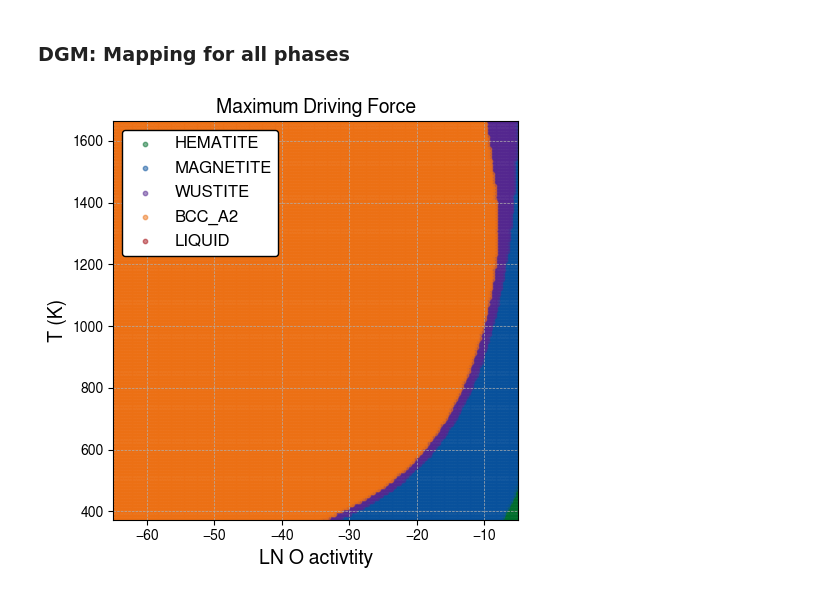
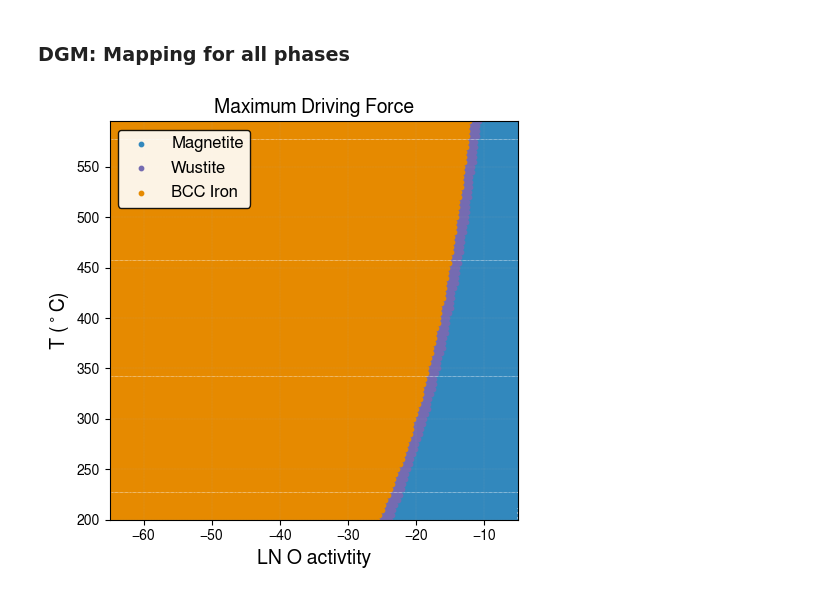
Before and after one commit to YXWU2014/IronOxide_TC, a Jupyter notebook: IronOxide_TC_calculations.ipynb, the cells around one changed output. Saved outputs shown, nothing was run; the diff lists cells and outputs as text; code cells hidden in the pictures.

```diff
--- a/IronOxide_TC_calculations.ipynb
+++ b/IronOxide_TC_calculations.ipynb
@@ -198,7 +198,7 @@ def tc_calculation_NormDrivingForce(tk, db, phase):
 start_time = time.time()
 
 # paralleising FullEquil
-tk_values = np.arange(100+273.15, 1400+273.15, 10)
+tk_values = np.arange(200+273.15, 605+273.15, 5)
 print("temperature range first and last 5 values: ",
       tk_values[:5], tk_values[-5:])
 print("FullEquil processes: ", len(tk_values))
@@ -641,21 +640,20 @@ plt.figure(figsize=(5, 5))
 for phase in phases_list:
     df = globals()[f'df_Gmin_{phase}']
     plt.scatter(df['lnacr_o'], df['T'], s=10, label=phase,
-                color=colors[phase], alpha=0.5)
+                color=colors[phase], alpha=1)
 
 plt.xlabel('LN O activtity', fontsize=14)
-plt.ylabel('T (K)', fontsize=14)
+plt.ylabel(r'T ($^\circ$C)', fontsize=14)
 plt.title('minimum Gibbs energy', fontsize=14)
 plt.legend(fontsize=12, loc='upper left',
-           facecolor='white', edgecolor='black', framealpha=1)
-plt.grid(True, which='both', linestyle='--', linewidth=0.5)
+           facecolor='white', edgecolor='black', framealpha=0.9)
+plt.grid(True, which='both', linestyle='--', linewidth=0.1)
 plt.xlim([min(df_Gmin['lnacr_o']), max(df_Gmin['lnacr_o'])])
 plt.ylim([min(df_Gmin['T']), max(df_Gmin['T'])])
 plt.tight_layout()
 
-plt_output_fname = "IronOxide_TC_Gmin.png"
-plt.savefig(os.path.join(current_directory, plt_output_fname),
-            format='png', dpi=300, bbox_inches='tight')
-
+# plt_output_fname = "IronOxide_TC_Gmin.png"
+# plt.savefig(os.path.join(current_directory, plt_output_fname),
+#             format='png', dpi=300, bbox_inches='tight')
 plt.show()
 # %% [output]
@@ -685,11 +683,11 @@ for i, phase in enumerate(phases_list):
         cbar.set_label('Driving force normalised by RT', fontsize=14)
 
     axs[i].set_xlabel('LN O activity', fontsize=14)
-    axs[i].set_ylabel('T (K)', fontsize=14)
+    axs[i].set_ylabel(r'T ($^\circ$C)', fontsize=14)
     axs[i].set_xlim([min(df_DGM['lnacr_o']), max(df_DGM['lnacr_o'])])
     axs[i].set_ylim([min(df_DGM['T']), max(df_DGM['T'])])
     axs[i].grid(True, which='both', linestyle='--', linewidth=0.5)
-    axs[i].set_title(f'{phase}')
+    axs[i].set_title(f'{labels_list[i]}')
     # axs[i].set_aspect('equal', 'box')
 
 fig.tight_layout()
@@ -704,33 +702,37 @@ plt.show()
 # %%
 columns_to_compare = [f'dgm({phase})' for phase in phases_list]
 # columns_to_compare = ['dgm(HEMATITE)', 'dgm(MAGNETITE)', 'dgm(WUSTITE)', 'dgm(LIQUID)' ]
 
 for phase in phases_list:
     column_name = f'dgm({phase})'
     condition = df_DGM[column_name] == df_DGM[columns_to_compare].max(axis=1)
     globals()[f'df_DGM_{phase}'] = df_DGM[condition]
 
+
 # Plotting the individual dataframes
 plt.figure(figsize=(5, 5))
 
-for phase in phases_list:
-    df = globals()[f'df_DGM_{phase}']
-    plt.scatter(df['lnacr_o'], df['T'], s=10, label=phase,
-                color=colors[phase], alpha=0.5)
+for i, phase in enumerate(phases_list):
+    if phase == 'HEMATITE' or phase == 'LIQUID':
+        pass
+    else:
+        df = globals()[f'df_DGM_{phase}']
+        plt.scatter(df['lnacr_o'], df['T']-273.15, s=10, label=labels_list[i],
+                    color=colors[phase], alpha=1)
 
 plt.xlabel('LN O activtity', fontsize=14)
-plt.ylabel('T (K)', fontsize=14)
+plt.ylabel(r'T ($^\circ$C)', fontsize=14)
 plt.title('Maximum Driving Force', fontsize=14)
 plt.legend(fontsize=12, loc='upper left',
-           facecolor='white', edgecolor='black', framealpha=1)
-plt.grid(True, which='both', linestyle='--', linewidth=0.5)
+           facecolor='white', edgecolor='black', framealpha=0.9)
+plt.grid(True, which='both', linestyle='--', linewidth=0.1)
 plt.xlim([min(df_DGM['lnacr_o']), max(df_DGM['lnacr_o'])])
-plt.ylim([min(df_DGM['T']), max(df_DGM['T'])])
+plt.ylim([min(df_DGM['T'])-273.15, max(df_DGM['T'])-273.15])
 plt.tight_layout()
 
 plt_output_fname = "IronOxide_TC_DGMmax.png"
 plt.savefig(os.path.join(current_directory, plt_output_fname),
             format='png', dpi=300, bbox_inches='tight')
 plt.show()
 # %% [output]
-[figure, old version]
+[figure, new version]
```
Also changed, not shown: parts of 14 cells of this notebook, 16 other files.
